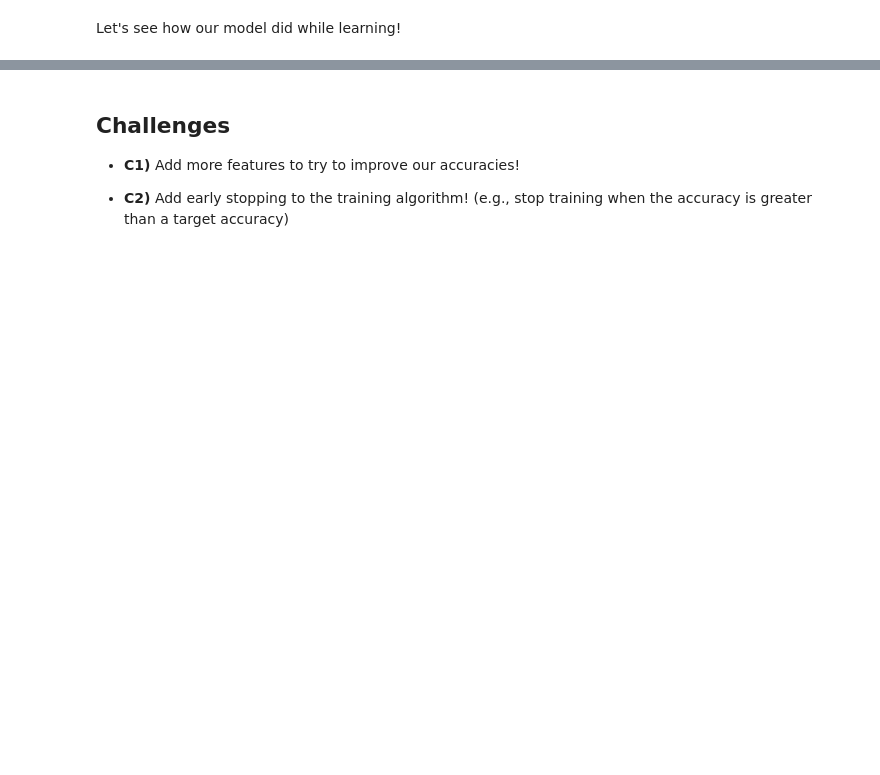
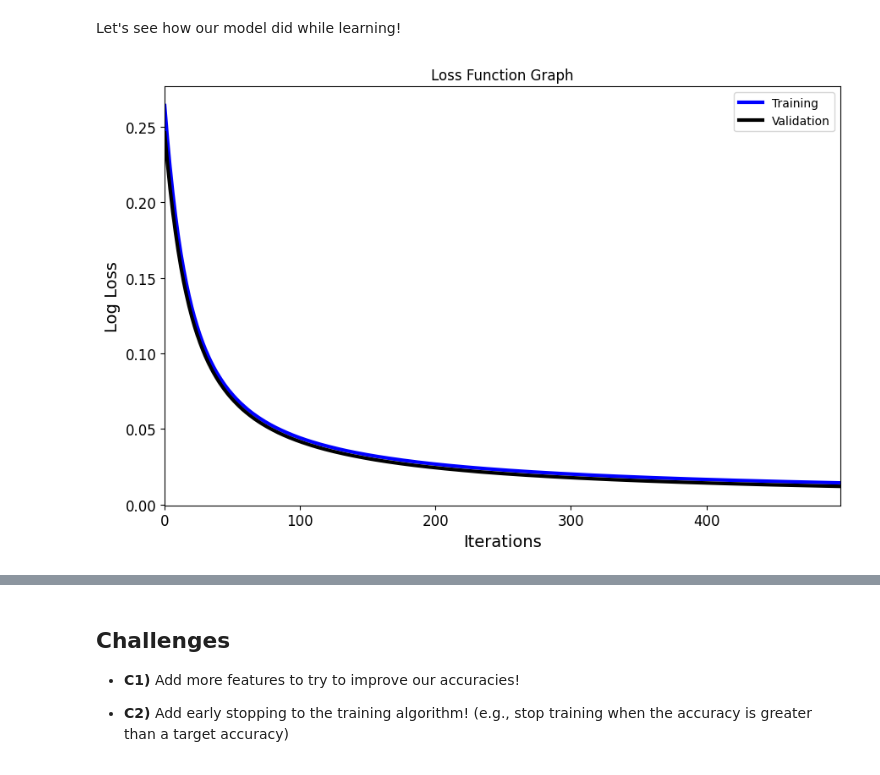
Before and after one commit to ocallaghanm/2022_ML_EES, a Jupyter notebook: Exercises/S1_2_Training_Models.ipynb, the cells around one changed output, grey strips where cells are left out. Cells and saved outputs as stored; diff of their text form; code cells hidden in the pictures; blank space fills up the shorter version.

```diff
--- a/Exercises/S1_2_Training_Models.ipynb
+++ b/Exercises/S1_2_Training_Models.ipynb
@@ -525,7 +525,7 @@ define predict_function(x_with_bias, theta_vector):
 ''';
 # %%
 # Write your predict function here
-def predict_function(x_with_bias, theta):
+def predict(x_with_bias, theta):
     # Find the dot product of X_with_bias and theta
     dot_product = np.dot(x_with_bias,theta)
 
@@ -667,7 +667,7 @@ def logistic_regression(X_train,
 
     #--------Training-------
     # Get predictions on training dataset
-    train_pred = predict_function(X_train, theta)
+    train_pred = predict(X_train, theta)
 
     # Calculate the loss
     train_loss = log_loss(train_pred, y_train)
@@ -683,7 +683,7 @@ def logistic_regression(X_train,
 
     #--------Validation-----------
     # Get predictions on the validation dataset
-    val_pred = predict_function(X_val, theta)
+    val_pred = predict(X_val, theta)
 
     # Calculate the validation loss
     val_loss = log_loss(val_pred, y_val)
@@ -693,7 +693,7 @@ def logistic_regression(X_train,
 
     # Progress Indicator
     if (iteration/num_iters * 100) % 5 == 0:
-      print(f'\rCompleted {(iteration)/(num_iter)*100}%', end='')
+      print(f'\rCompleted {(iteration)/(num_iters)*100}%', end='')
 
   print('\rCompleted 100%')
   return np.c_[training_losses, validation_losses], theta
@@ -727,8 +723,8 @@ train_size = total_size - test_size - validation_size
 rnd_indices = rnd_gen.permutation(total_size)
 
 X_train = x_with_bias[rnd_indices[:train_size]]
-y_train = y[rnd_indices[:train_size]]
+y_train = y.iloc[rnd_indices[:train_size,]]
 X_valid = x_with_bias[rnd_indices[train_size:-test_size]]
-y_valid = y[rnd_indices[train_size:-test_size]]
+y_valid = y.iloc[rnd_indices[train_size:-test_size,]]
 X_test = x_with_bias[rnd_indices[-test_size:]]
-y_test = y[rnd_indices[-test_size:]]
+y_test = y.iloc[rnd_indices[-test_size:,]]
@@ -752,0 +737,10 @@ losses, coeffs = ________(_______,
+# %%
+# Complete the code
+losses, coeffs = logistic_regression(X_train,
+                          y_train,
+                          X_valid,
+                          y_valid,
+                          theta,
+                          num_iters = 500,
+                          eta = 0.1,
+                          )
@@ -755,14 +767,16 @@ Let's see how our model did while learning!
 # %%
 #@title Run this cell to produce the Loss Function Visualization Graphs
 fig, ax = plt.subplots(figsize=(9,6), dpi=100)
-ax.plot(losses[0], color='blue', label='Training', linewidth=3);
-ax.plot(losses[1], color='black', label='Validation', linewidth=3);
+ax.plot(losses[:,0], color='blue', label='Training', linewidth=3);
+ax.plot(losses[:,1], color='black', label='Validation', linewidth=3);
 ax.legend();
 ax.set_ylabel('Log Loss')
 ax.set_xlabel('Iterations')
 ax.set_title('Loss Function Graph')
 ax.autoscale(axis='x', tight=True)
 fig.tight_layout();
+# %% [output]
+[figure, added]
 # %%
 # Let's get predictions from our model for the training, validation, and testing
 # datasets
```
Also changed, not shown: parts of 8 cells of this notebook.
